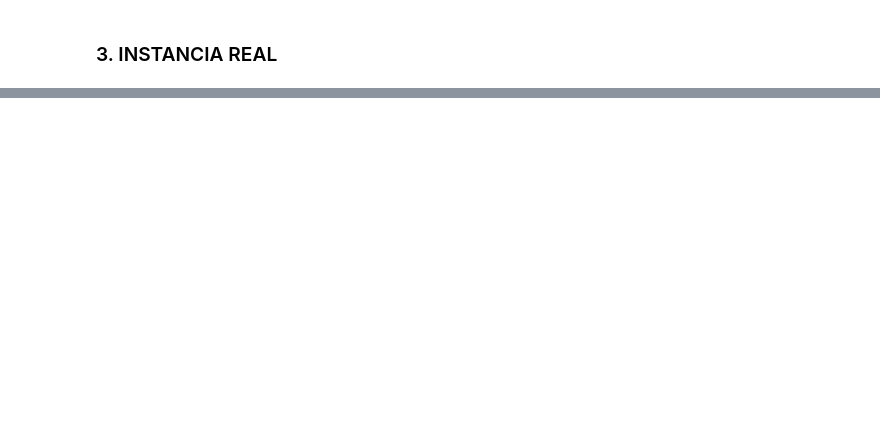
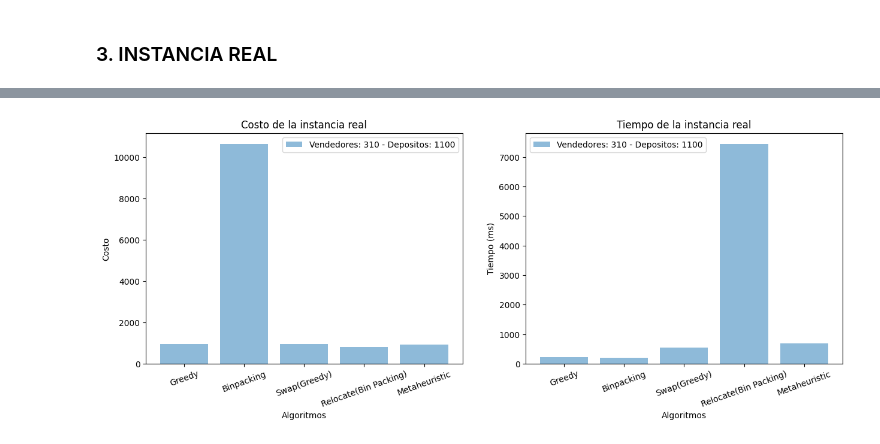
Before and after one commit to IgnacioPardo/TP2_TDV, a Jupyter notebook: src/scripts/experimentacion.ipynb, the cells around one changed output, grey strips where cells are left out. Saved outputs shown, nothing was run; the diff lists cells and outputs as text; code cells hidden in the pictures; blank space fills up the shorter version.

```diff
--- a/src/scripts/experimentacion.ipynb
+++ b/src/scripts/experimentacion.ipynb
@@ -33,7 +48,17 @@ e_instance_cost.insert(1, 'Vendedores', e_instance.iloc[:, 2])
 # %%
 # TIEMPO DE CADA INSTANCIA
 a_instance_time = a_instance.iloc[:, 0::2]
+a_instance_time.insert(1, 'Depositos', a_instance.iloc[:, 1])
 
 b_instance_time = b_instance.iloc[:, 0::2]
+b_instance_time.insert(1, 'Depositos', b_instance.iloc[:, 1])
 
 e_instance_time = e_instance.iloc[:, 0::2]
+e_instance_time.insert(1, 'Depositos', e_instance.iloc[:, 1])
+
+# Add Instance Name to each dataframe
+a_instance_time.insert(0, 'Instancia', 'A')
+b_instance_time.insert(0, 'Instancia', 'B')
+e_instance_time.insert(0, 'Instancia', 'E')
+
+times = [a_instance_time, b_instance_time, e_instance_time]
@@ -115,0 +179,27 @@ plt.show()
+# %%
+fig, axs = plt.subplots(1, 2, figsize=(15, 5))
+
+axs[0].set_title('Costo de la instancia real')
+axs[0].set_xlabel('Algoritmos')
+axs[0].set_ylabel('Costo')
+
+axs[0].bar(np.arange(len(real_instance[3::2])), real_instance[3::2], align='center', alpha=0.5)
+axs[0].set_xticklabels([""] + [x[:-5] for x in real_instance.index[3::2]])
+
+axs[1].set_title('Tiempo de la instancia real')
+axs[1].set_xlabel('Algoritmos')
+axs[1].set_ylabel('Tiempo (ms)')
+
+axs[1].bar(np.arange(len(real_instance[4::2])), real_instance[4::2], align='center', alpha=0.5)
+axs[1].set_xticklabels([""] + [x[:-5] for x in real_instance.index[4::2]])
+
+axs[0].legend(['Vendedores: ' + str(real_instance[1]) + ' - Depositos: ' + str(real_instance[2])])
+axs[1].legend(['Vendedores: ' + str(real_instance[1]) + ' - Depositos: ' + str(real_instance[2])])
+
+for ax in axs:
+    for tick in ax.get_xticklabels():
+        tick.set_rotation(20)
+
+_ = plt.show()
+# %% [output]
+[figure, added]
```
Also changed, not shown: parts of 15 cells of this notebook.
